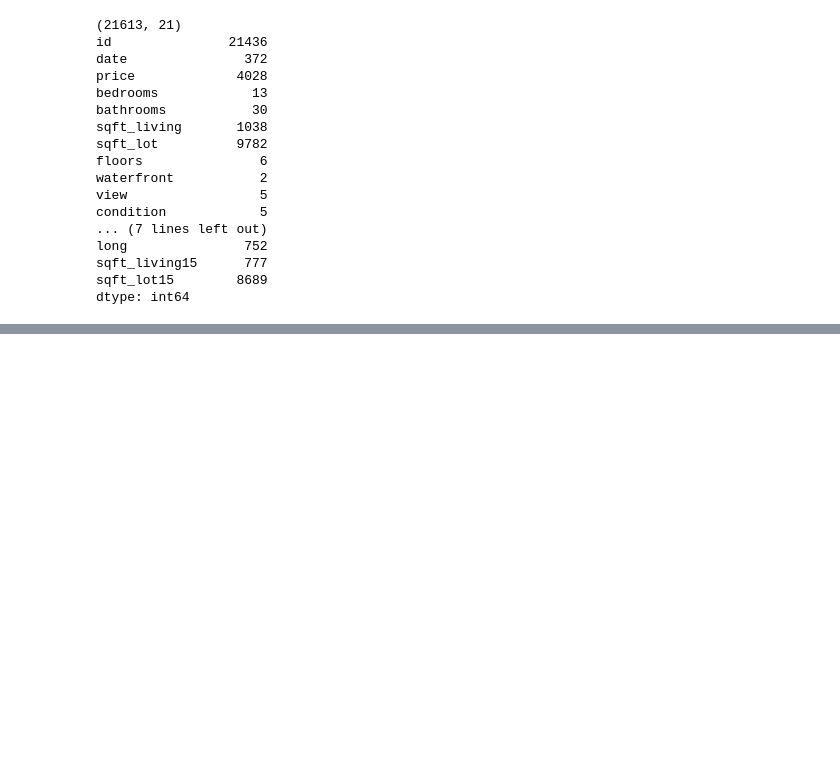
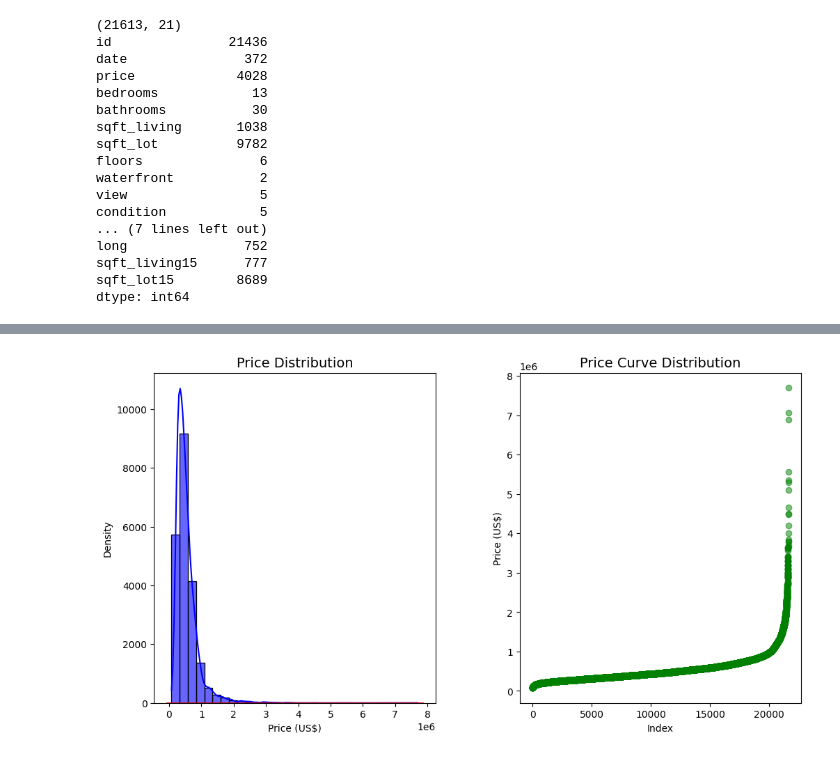
Before and after one commit to muhakazm/dev-ds, a Jupyter notebook: prj-data-predicting-house-prices/king-county-house-sale.ipynb, the cells around one changed output, grey strips where cells are left out. Saved outputs shown, nothing was run; the diff lists cells and outputs as text; code cells hidden in the pictures; blank space fills up the shorter version.

```diff
--- a/prj-data-predicting-house-prices/king-county-house-sale.ipynb
+++ b/prj-data-predicting-house-prices/king-county-house-sale.ipynb
@@ -40,0 +116,30 @@ dtype: int64
+# %%
+# Ensure 'price' column has no NaNs
+df_usa = df_usa.dropna(subset=['price'])
+
+# Optionally apply log-transform if prices are skewed
+# df_usa['price'] = np.log1p(df_usa['price'])
+
+plt.figure(figsize=(12, 6))
+
+# Distribution Plot (Histogram + KDE)
+plt.subplot(121)
+plt.title('Price Distribution', fontsize=14)
+sns.histplot(df_usa['price'], kde=True, bins=30, color='blue', alpha=0.6)
+sns.kdeplot(df_usa['price'], color='red', linewidth=2)
+plt.xlabel('Price (US$)')
+plt.ylabel('Density')
+
+# Sorted Price Scatter Plot
+plt.subplot(122)
+plt.scatter(range(df_usa.shape[0]), np.sort(df_usa['price'].values), alpha=0.5, color='green')
+plt.title("Price Curve Distribution", fontsize=14)
+plt.xlabel("Index")
+plt.ylabel("Price (US$)")
+
+# Adjust layout to prevent overlapping
+plt.subplots_adjust(wspace=0.3, hspace=0.5, top=0.9)
+
+plt.show()
+# %% [output]
+[figure, added]
```
Also changed, not shown: parts of 4 cells of this notebook, 2 other files.
